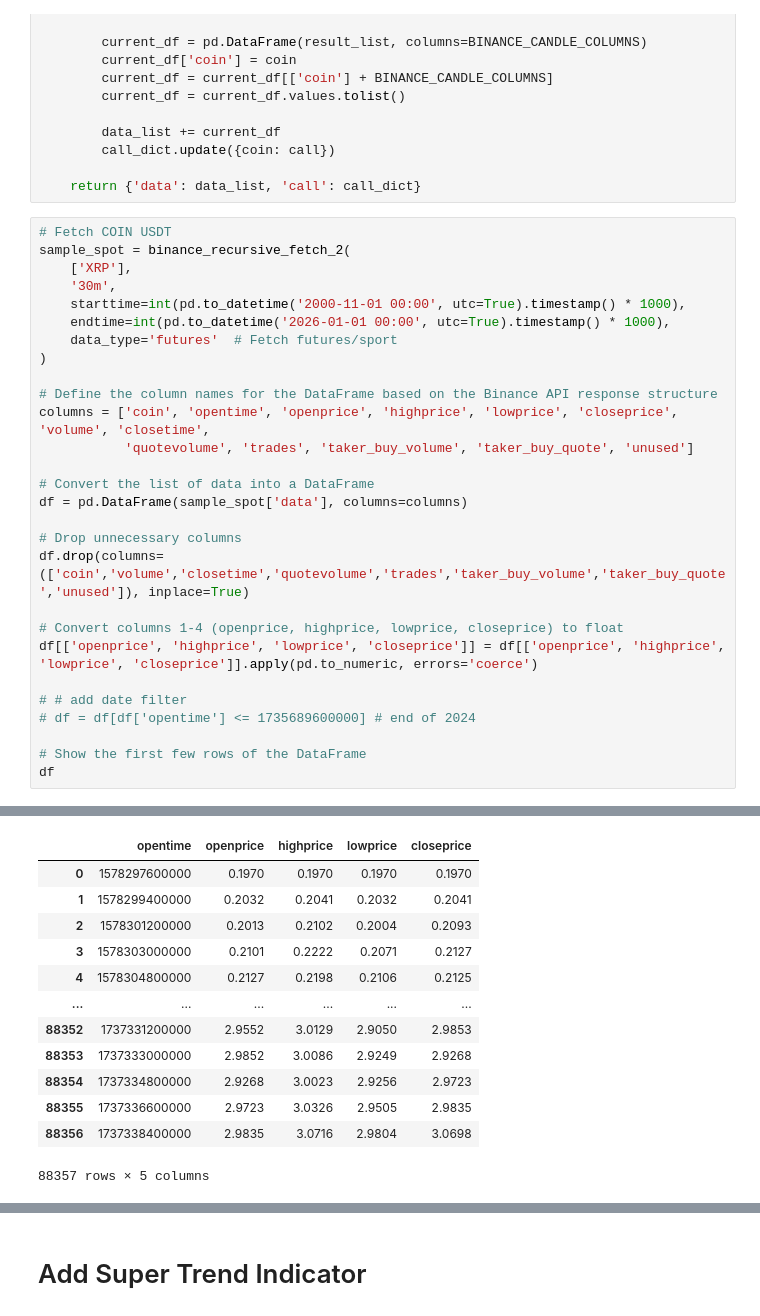
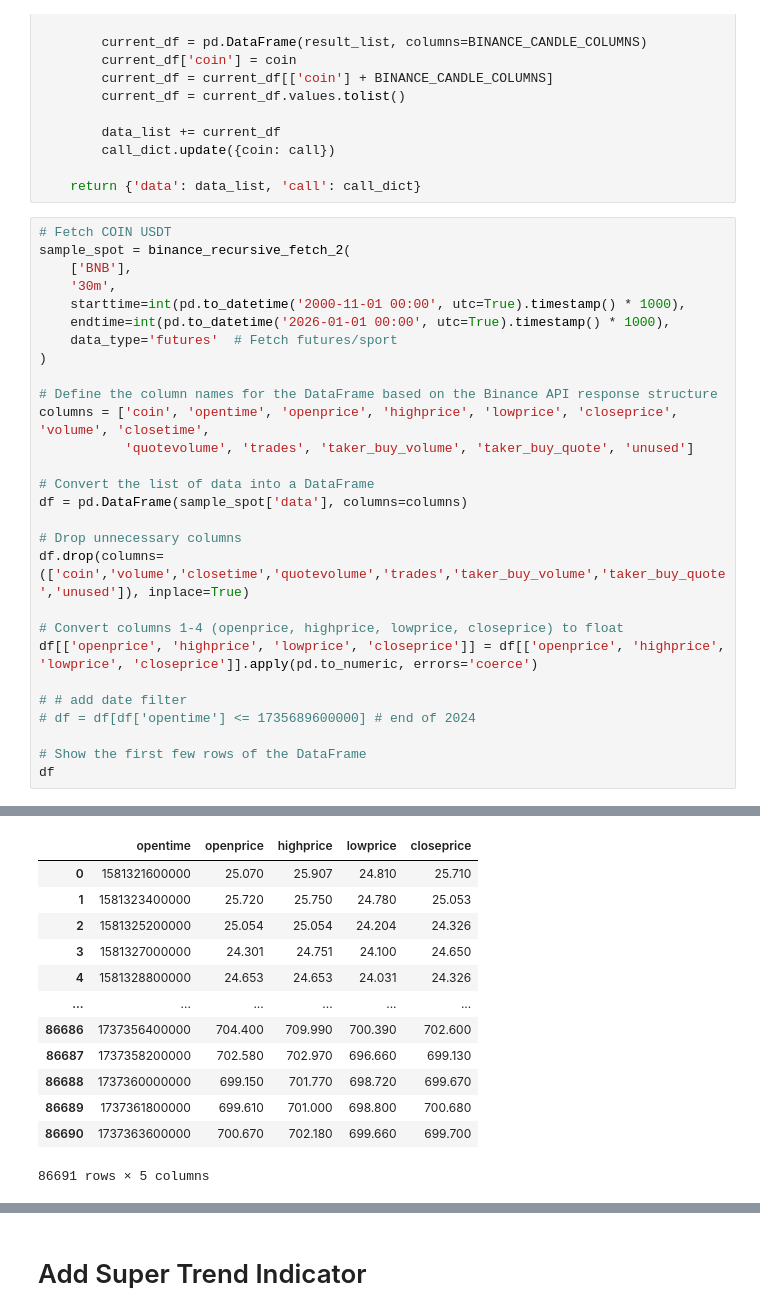
Before and after one commit to rheza-bitwyre/local-share-2, a Jupyter notebook: 03X_ST_IC/01_dev/03_1_ST_IC_MACD.ipynb, the cells around one changed output, grey strips where cells are left out. Saved outputs shown, nothing was run; the diff lists cells and outputs as text.

```diff
--- a/03X_ST_IC/01_dev/03_1_ST_IC_MACD.ipynb
+++ b/03X_ST_IC/01_dev/03_1_ST_IC_MACD.ipynb
@@ -106,7 +106,7 @@ def binance_recursive_fetch_2(coins, interval, starttime, endtime, data_type='sp
 # %%
 # Fetch COIN USDT
 sample_spot = binance_recursive_fetch_2(
-    ['XRP'],
+    ['BNB'],
     '30m',
     starttime=int(pd.to_datetime('2000-11-01 00:00', utc=True).timestamp() * 1000),
     endtime=int(pd.to_datetime('2026-01-01 00:00', utc=True).timestamp() * 1000),
@@ -151,16 +151,16 @@ df
 Duplicate timestamp detected. Stopping fetch.
 |  | opentime | openprice | highprice | lowprice | closeprice |
-| 0 | 1578297600000 | 0.1970 | 0.1970 | 0.1970 | 0.1970 |
-| 1 | 1578299400000 | 0.2032 | 0.2041 | 0.2032 | 0.2041 |
-| 2 | 1578301200000 | 0.2013 | 0.2102 | 0.2004 | 0.2093 |
-| 3 | 1578303000000 | 0.2101 | 0.2222 | 0.2071 | 0.2127 |
-| 4 | 1578304800000 | 0.2127 | 0.2198 | 0.2106 | 0.2125 |
+| 0 | 1581321600000 | 25.070 | 25.907 | 24.810 | 25.710 |
+| 1 | 1581323400000 | 25.720 | 25.750 | 24.780 | 25.053 |
+| 2 | 1581325200000 | 25.054 | 25.054 | 24.204 | 24.326 |
+| 3 | 1581327000000 | 24.301 | 24.751 | 24.100 | 24.650 |
+| 4 | 1581328800000 | 24.653 | 24.653 | 24.031 | 24.326 |
 | ... | ... | ... | ... | ... | ... |
-| 88352 | 1737331200000 | 2.9552 | 3.0129 | 2.9050 | 2.9853 |
-| 88353 | 1737333000000 | 2.9852 | 3.0086 | 2.9249 | 2.9268 |
-| 88354 | 1737334800000 | 2.9268 | 3.0023 | 2.9256 | 2.9723 |
-| 88355 | 1737336600000 | 2.9723 | 3.0326 | 2.9505 | 2.9835 |
-| 88356 | 1737338400000 | 2.9835 | 3.0716 | 2.9804 | 3.0698 |
+| 86686 | 1737356400000 | 704.400 | 709.990 | 700.390 | 702.600 |
+| 86687 | 1737358200000 | 702.580 | 702.970 | 696.660 | 699.130 |
+| 86688 | 1737360000000 | 699.150 | 701.770 | 698.720 | 699.670 |
+| 86689 | 1737361800000 | 699.610 | 701.000 | 698.800 | 700.680 |
+| 86690 | 1737363600000 | 700.670 | 702.180 | 699.660 | 699.700 |
-88357 rows × 5 columns
+86691 rows × 5 columns
 # %%
 # # Assuming df is your Pandas DataFrame
```
Also changed, not shown: parts of 6 cells of this notebook, 6 other files.
